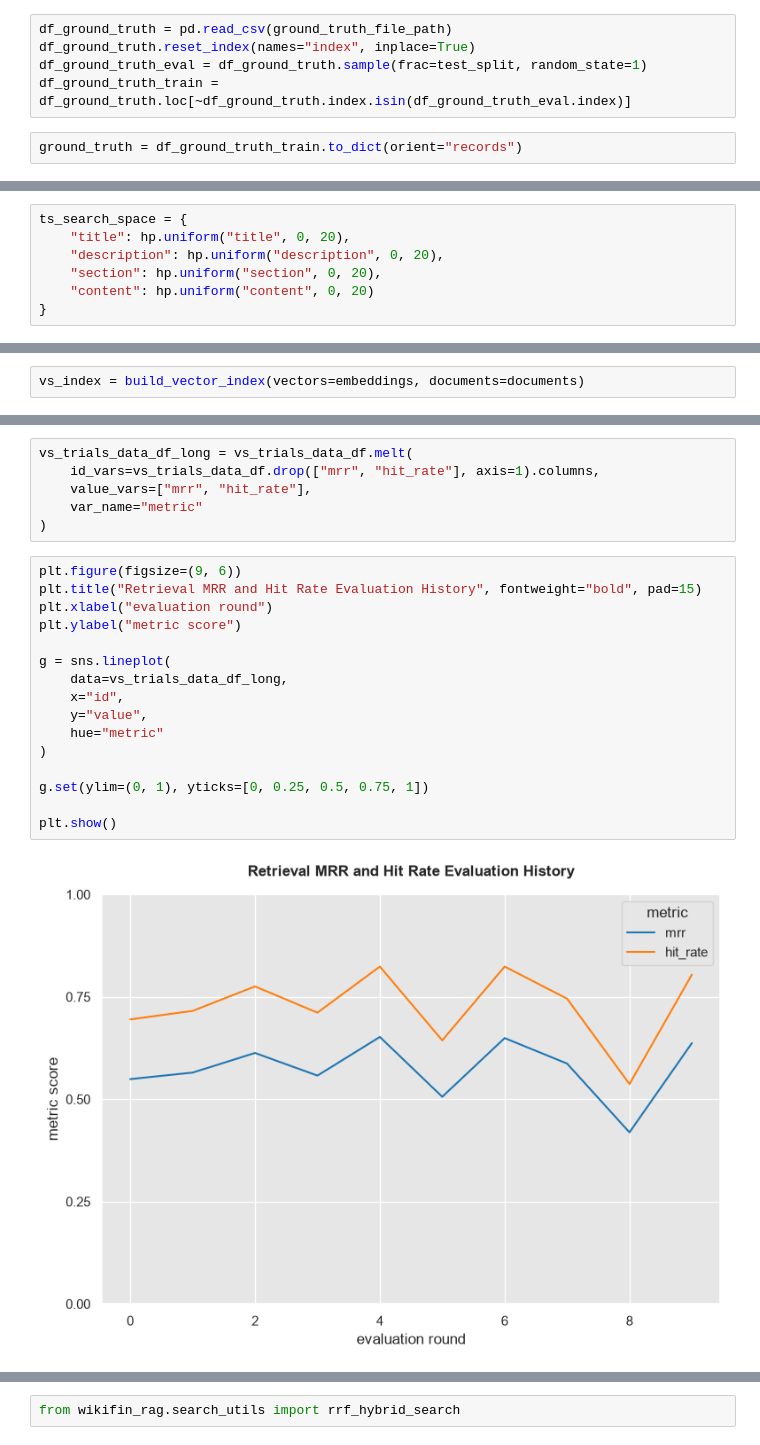
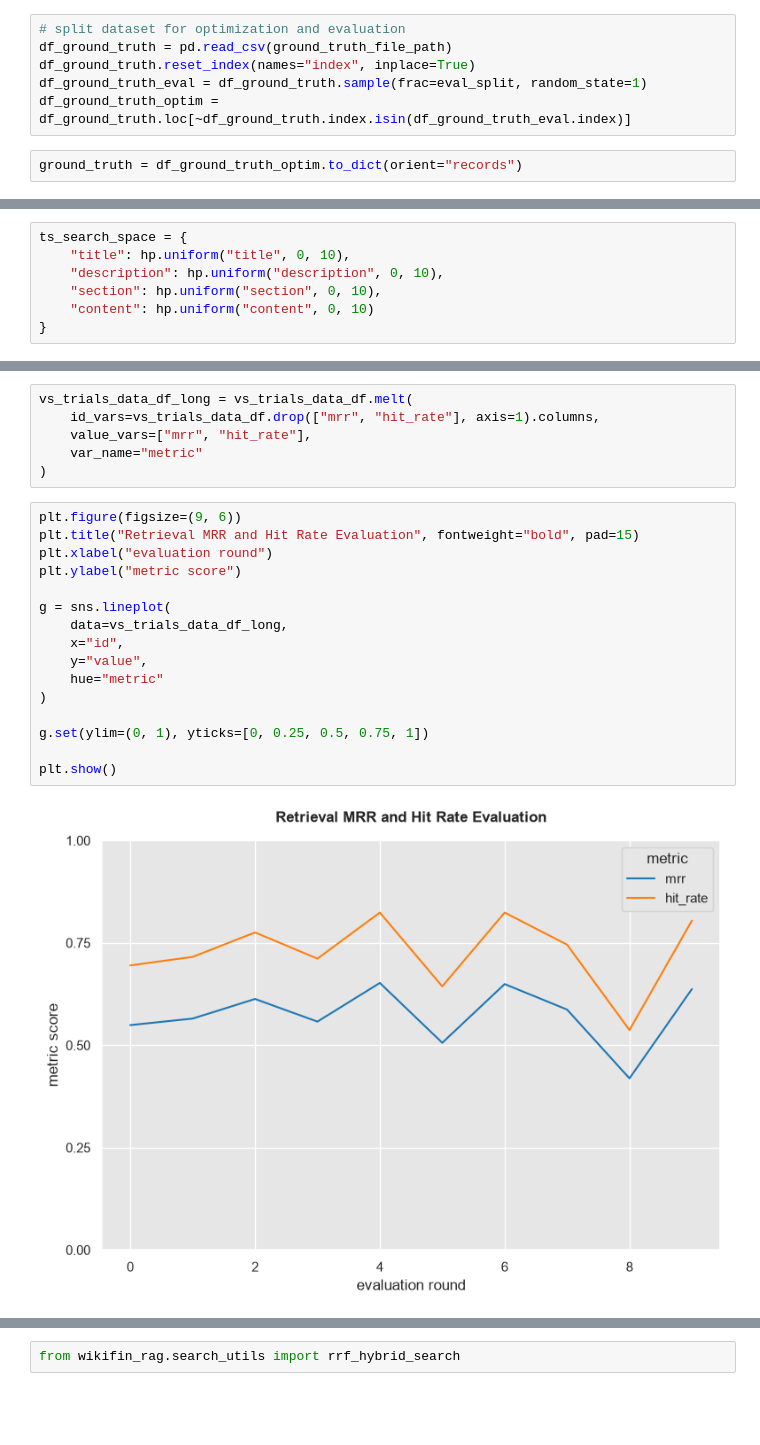
Before and after one commit to bastien-winant/wikifin-rag, a Jupyter notebook: src/wikifin_rag/notebooks/evaluation.ipynb, the cells around one changed output, grey strips where cells are left out. Cells and saved outputs as stored; diff of their text form; blank space fills up the shorter version.

Commit message:
minor changes to eval notebook

```diff
--- a/src/wikifin_rag/notebooks/evaluation.ipynb
+++ b/src/wikifin_rag/notebooks/evaluation.ipynb
@@ -130,10 +127,11 @@ test_split = .25
 # %%
+# split dataset for optimization and evaluation
 df_ground_truth = pd.read_csv(ground_truth_file_path)
 df_ground_truth.reset_index(names="index", inplace=True)
-df_ground_truth_eval = df_ground_truth.sample(frac=test_split, random_state=1)
-df_ground_truth_train = df_ground_truth.loc[~df_ground_truth.index.isin(df_ground_truth_eval.index)]
+df_ground_truth_eval = df_ground_truth.sample(frac=eval_split, random_state=1)
+df_ground_truth_optim = df_ground_truth.loc[~df_ground_truth.index.isin(df_ground_truth_eval.index)]
 # %%
-ground_truth = df_ground_truth_train.to_dict(orient="records")
+ground_truth = df_ground_truth_optim.to_dict(orient="records")
 # %% [markdown]
 ### Search Parameter Tuning
 #### Text Search
@@ -171,10 +169,10 @@ ts_trials_file_path = PROJECT_ROOT / "data" / "evals" / "ts_trials.pkl"
 refresh_search_optimization = False
 # %%
 ts_search_space = {
-    "title": hp.uniform("title", 0, 20),
-    "description": hp.uniform("description", 0, 20),
-    "section": hp.uniform("section", 0, 20),
-    "content": hp.uniform("content", 0, 20)
+    "title": hp.uniform("title", 0, 10),
+    "description": hp.uniform("description", 0, 10),
+    "section": hp.uniform("section", 0, 10),
+    "content": hp.uniform("content", 0, 10)
 }
 # %%
 if refresh_search_optimization or not os.path.exists(ts_trials_file_path):
@@ -252,8 +254,6 @@ documents = load_wikifin_data(embedding_factory)
 embeddings = [doc.pop('embedding') for doc in documents]
 # %%
 embedder = Embedder()
-# %%
-vs_index = build_vector_index(vectors=embeddings, documents=documents)
 # %%
 def vs_objective(params):
     vs_index = build_vector_index(vectors=embeddings, documents=documents, **params)
@@ -353,19 +346,19 @@ vs_trials_data_df_long = vs_trials_data_df.melt(
 )
 # %%
 plt.figure(figsize=(9, 6))
-plt.title("Retrieval MRR and Hit Rate Evaluation History", fontweight="bold", pad=15)
+plt.title("Retrieval MRR and Hit Rate Evaluation", fontweight="bold", pad=15)
 plt.xlabel("evaluation round")
 plt.ylabel("metric score")
 
 g = sns.lineplot(
     data=vs_trials_data_df_long,
     x="id",
     y="value",
     hue="metric"
 )
 
 g.set(ylim=(0, 1), yticks=[0, 0.25, 0.5, 0.75, 1])
 
 plt.show()
 # %% [output]
-[figure, old version]
+[figure, new version]
```
Also changed, not shown: parts of 34 cells of this notebook.
